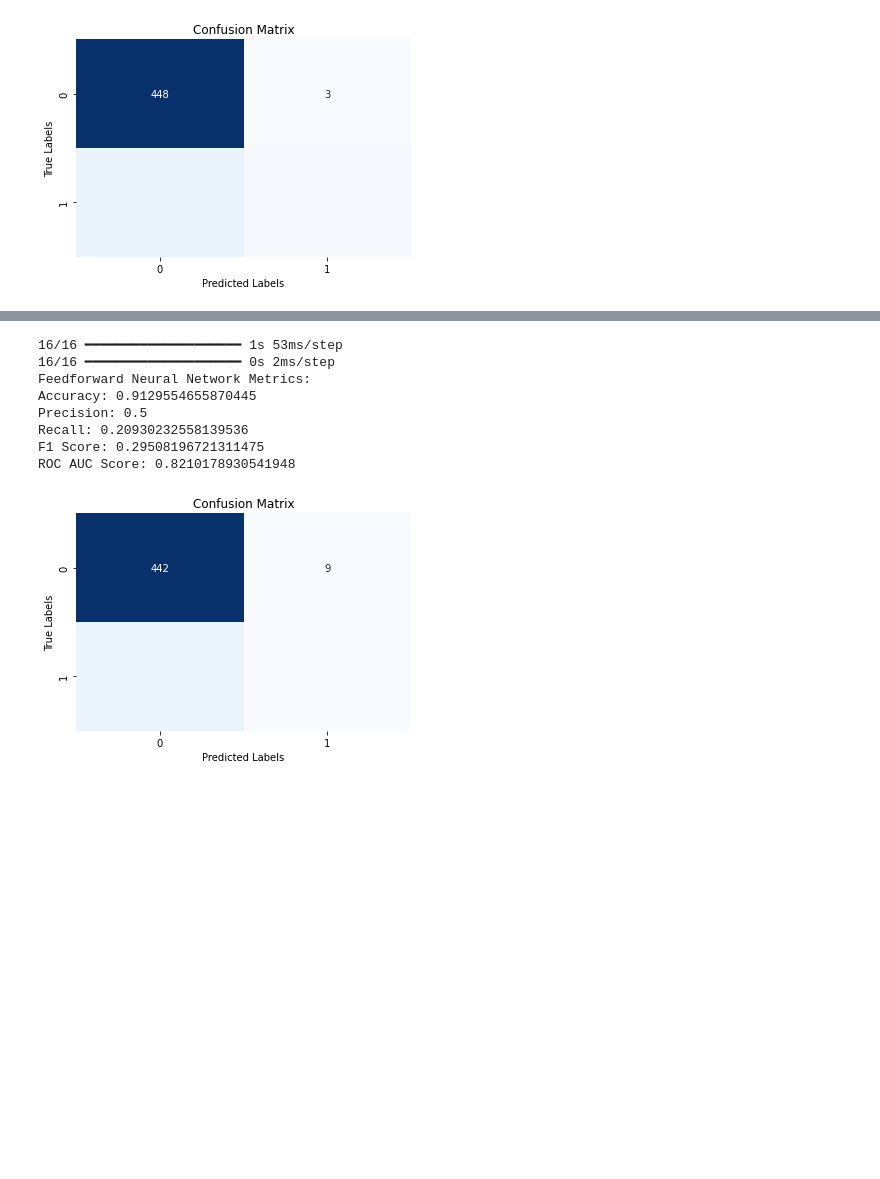
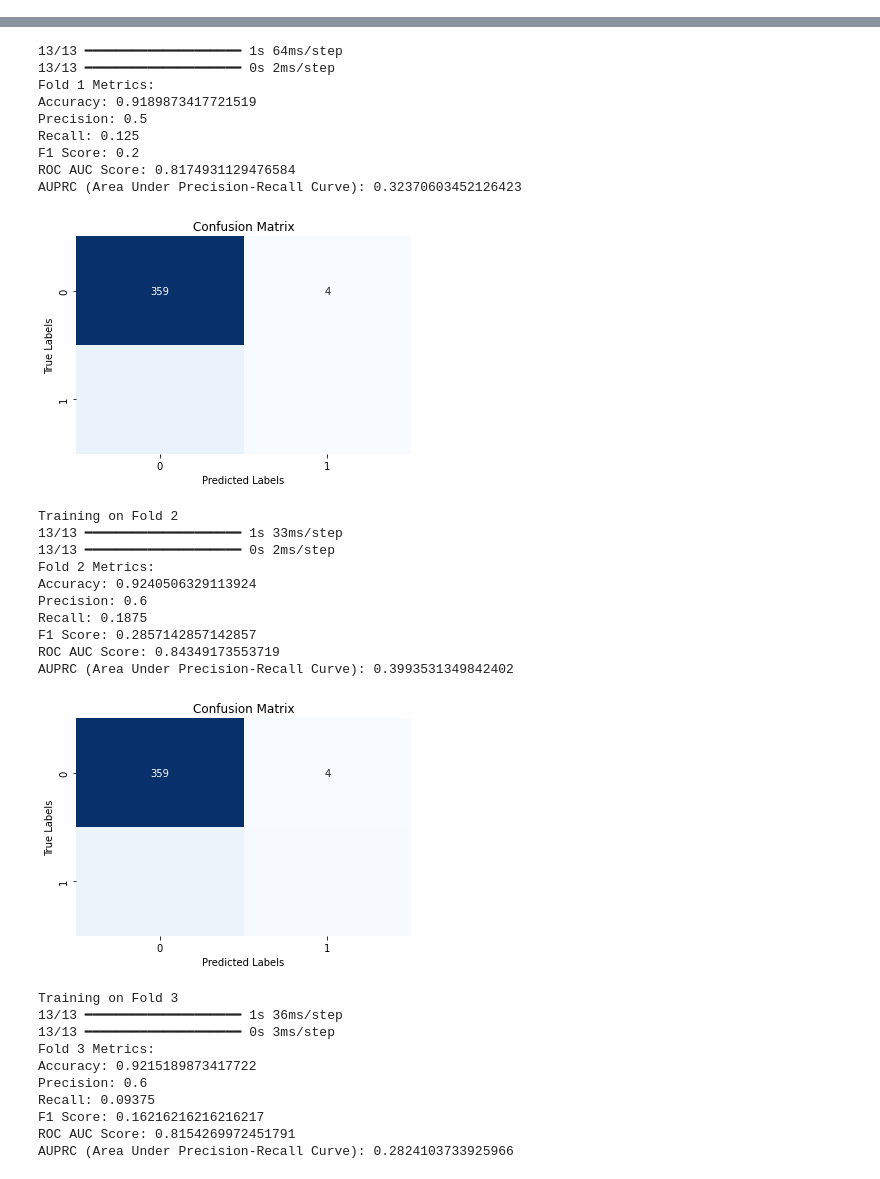
Before and after one commit to Yongster1000/AIM-IM-Group-8, a Jupyter notebook: LogReg.ipynb, the cells around one changed output, grey strips where cells are left out. Drawn from its saved outputs; the diff is of its cells as text; code cells hidden in the pictures; blank space fills up the shorter version.

Commit message:
Add files via upload
LogReg and FNN with 5 fold CV and AUPRC added

```diff
--- a/LogReg.ipynb
+++ b/LogReg.ipynb
@@ -25,7 +29,7 @@ y_train_minmax = train_minmax_df['target']
 X_test_minmax = test_minmax_df.drop(columns=['target'])
 y_test_minmax = test_minmax_df['target']
 # %%
-# Helper function to evaluate and print model metrics including confusion matrix
+# Helper function to evaluate and print model metrics including confusion matrix and AUPRC
 def evaluate_model(y_true, y_pred, y_proba=None):
     print("Accuracy:", accuracy_score(y_true, y_pred))
     print("Precision:", precision_score(y_true, y_pred))
@@ -33,6 +37,10 @@ def evaluate_model(y_true, y_pred, y_proba=None):
     print("F1 Score:", f1_score(y_true, y_pred))
     if y_proba is not None:
         print("ROC AUC Score:", roc_auc_score(y_true, y_proba))
+        # Calculate and print AUPRC
+        precision, recall, _ = precision_recall_curve(y_true, y_proba)
+        auprc = auc(recall, precision)
+        print("AUPRC (Area Under Precision-Recall Curve):", auprc)
 
     # Confusion Matrix
     cm = confusion_matrix(y_true, y_pred)
@@ -53 +52,9 @@ def logistic_regression_model(X_train, y_train, X_test, y_test):
+# %%
+# Logistic Regression Model with Cross-Validation
+def logistic_regression_cv(X, y):
+    model = LogisticRegression()
+    cv = StratifiedKFold(n_splits=5, shuffle=True, random_state=42)
+    scores = cross_val_score(model, X, y, cv=cv, scoring='accuracy')
+    print("Logistic Regression Cross-Validation Scores:", scores)
+    print("Mean CV Accuracy:", np.mean(scores))
 # %%
@@ -78,6 +94,7 @@ def fnn_model(X_train, y_train, X_test, y_test, input_dim):
 # %%
-# Running models on Standard Scaled data
-print("Standard Scaled Data:")
-logistic_regression_model(X_train_standard, y_train_standard, X_test_standard, y_test_standard)
-fnn_model(X_train_standard, y_train_standard, X_test_standard, y_test_standard, input_dim=X_train_standard.shape[1])
+# Running cross-validation on Standard Scaled data
+print("Standard Scaled Data - Logistic Regression Cross-Validation:")
+logistic_regression_cv(X_train_standard, y_train_standard)
+print("\nStandard Scaled Data - FNN Cross-Validation:")
+fnn_cv(X_train_standard.values, y_train_standard.values, input_dim=X_train_standard.shape[1])
 # %% [output]
@@ -91 +107,0 @@ ROC AUC Score: 0.8201412880936421
-[figure]
@@ -98,9 +114,31 @@ ROC AUC Score: 0.8201412880936421
-16/16 ━━━━━━━━━━━━━━━━━━━━ 1s 53ms/step
-16/16 ━━━━━━━━━━━━━━━━━━━━ 0s 2ms/step
-Feedforward Neural Network Metrics:
-Accuracy: 0.9129554655870445
+13/13 ━━━━━━━━━━━━━━━━━━━━ 1s 64ms/step
+13/13 ━━━━━━━━━━━━━━━━━━━━ 0s 2ms/step
+Fold 1 Metrics:
+Accuracy: 0.9189873417721519
 Precision: 0.5
-Recall: 0.20930232558139536
-F1 Score: 0.29508196721311475
-ROC AUC Score: 0.8210178930541948
+Recall: 0.125
+F1 Score: 0.2
+ROC AUC Score: 0.8174931129476584
+AUPRC (Area Under Precision-Recall Curve): 0.32370603452126423
+[figure]
+Training on Fold 2
+13/13 ━━━━━━━━━━━━━━━━━━━━ 1s 33ms/step
+13/13 ━━━━━━━━━━━━━━━━━━━━ 0s 2ms/step
+Fold 2 Metrics:
+Accuracy: 0.9240506329113924
+Precision: 0.6
+Recall: 0.1875
+F1 Score: 0.2857142857142857
+ROC AUC Score: 0.84349173553719
+AUPRC (Area Under Precision-Recall Curve): 0.3993531349842402
 [figure]
+Training on Fold 3
+13/13 ━━━━━━━━━━━━━━━━━━━━ 1s 36ms/step
+13/13 ━━━━━━━━━━━━━━━━━━━━ 0s 3ms/step
+Fold 3 Metrics:
+Accuracy: 0.9215189873417722
+Precision: 0.6
+Recall: 0.09375
+F1 Score: 0.16216216216216217
+ROC AUC Score: 0.8154269972451791
+AUPRC (Area Under Precision-Recall Curve): 0.2824103733925966
```
Also changed, not shown: parts of 6 cells of this notebook.
